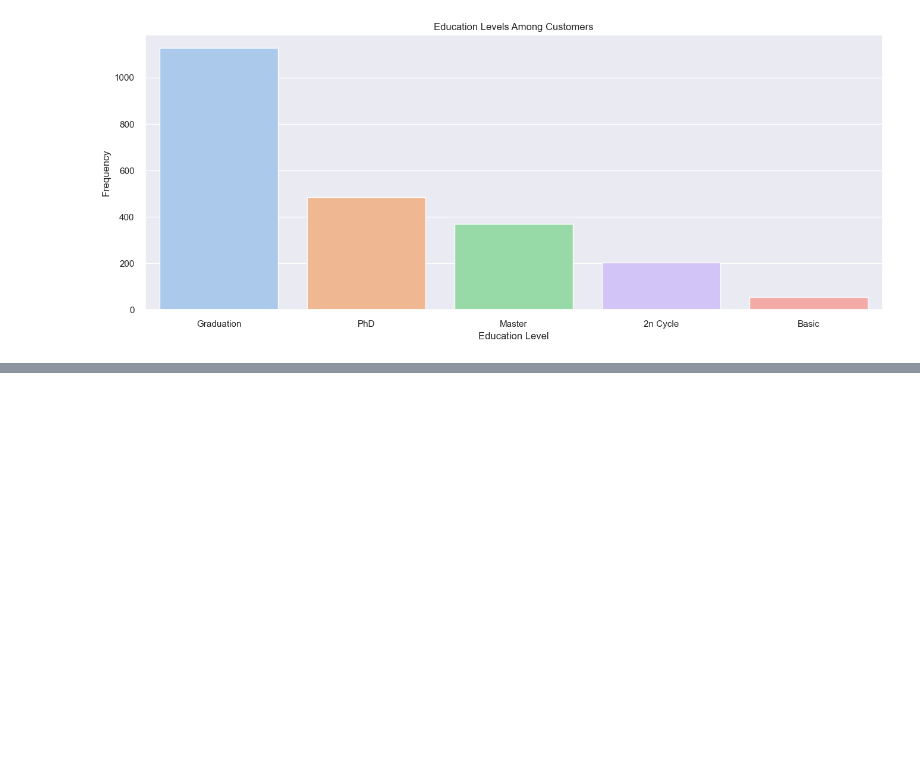
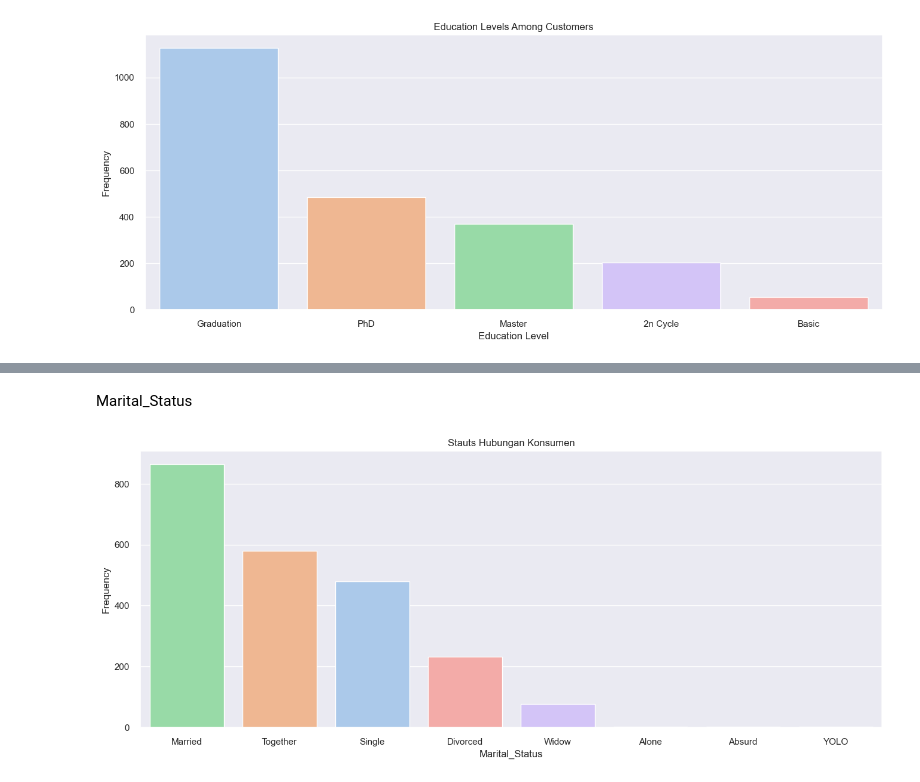
Before and after one commit to Nurdiansyah0/Capstone2, a Jupyter notebook: Jupyter/Supermarket Costumers.ipynb, the cells around one changed output, grey strips where cells are left out. Cells and saved outputs as stored; diff of their text form; code cells hidden in the pictures; blank space fills up the shorter version.

```diff
--- a/Jupyter/Supermarket Costumers.ipynb
+++ b/Jupyter/Supermarket Costumers.ipynb
@@ -841,4 +437,0 @@ Kita kemudian dapat menggunakan fitur baru yang telah dibuat, yaitu NumPurchases
-# %%
-df['AmountPerPurchase'] = df['AmountSpent'] / (df['NumPurchases'] + 1e-1)
-
-df['AmountPerPurchase']
@@ -861,9 +437,0 @@ Kita memiliki kolom untuk jumlah anak dan jumlah remaja. <br>Dengan menjumlahkan
-# %%
-# Menghitung jumlah orang di rumah
-cols = ['Kidhome', 'Teenhome']
-df['PersonsInHome'] = df[cols].sum(axis=1) + 2
-
-# Mengurangi 1 untuk status pernikahan 'Single'
-df.loc[df['Marital_Status'] == 'Single', 'PersonsInHome'] -= 1
-
-df
@@ -983,10 +437,0 @@ def despine(ax):
-# %%
-# Analisis usia
-# Hitung usia dengan mengurangkan tahun dalam kolom 'Year_Birth' dengan tahun  `CustomerSince`
-usia = df['CustomerSince'] - df['Year_Birth']
-df['UsiaPelanggan'] = usia
-# %%
-# Menentukan rentang usia dan labelnya
-batas_usia = [0, 30, 40, 50, 60, 100]
-label_usia = ['0-30', '31-40', '41-50', '51-60', '61-100']
-df['Rentang Usia'] = pd.cut(df['UsiaPelanggan'], bins=batas_usia, labels=label_usia, right=False)
@@ -1156,0 +451,8 @@ Catatan: Saran-saran di atas bersifat umum dan dapat disesuaikan dengan kasus sp
+# %% [markdown]
+Marital_Status
+# %%
+set_labels(x="Marital_Status", y="Frequency", title="Stauts Hubungan Konsumen")
+sns.countplot(x=df.Marital_Status, order = df.Marital_Status.value_counts().index, hue=df.Marital_Status, legend=False)
+plt.show()
+# %% [output]
+[figure, added]
```
Also changed, not shown: parts of 137 cells of this notebook.
